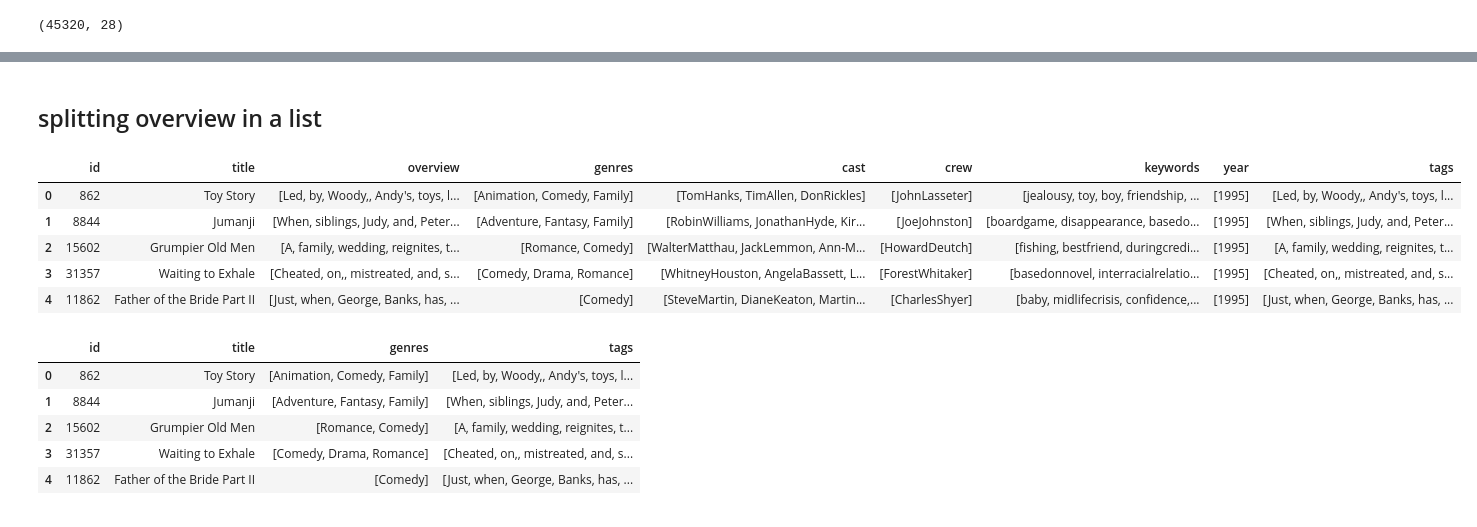
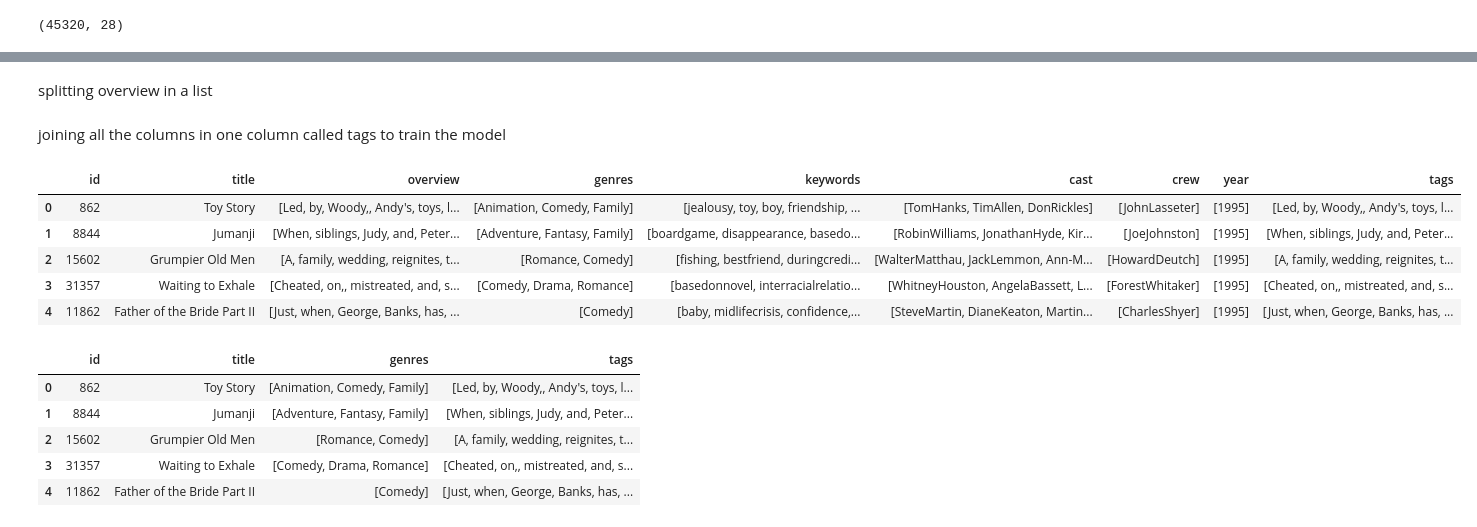
Before and after one commit to imShashanKashyap/MovRec_Repository, a Jupyter notebook: MovRec_Notebook.ipynb, the cells around one changed output, grey strips where cells are left out. Drawn from its saved outputs; the diff is of its cells as text; code cells hidden in the pictures.

```diff
--- a/MovRec_Notebook.ipynb
+++ b/MovRec_Notebook.ipynb
@@ -224,5 +197,5 @@ movies_df_join.shape
 # %%
-movies_df_join = movies_df_join[['id','title','overview','genres','cast','crew','keywords','year']]
+movies_df_join = movies_df_join[['id','title','overview','genres','keywords','cast','crew','year']]
 # %%
 movies_df_join.head(1)
 # %% [output]
@@ -251,6 +222,6 @@ movies_df_join['keywords'] = movies_df_join['keywords'].apply(convert)
 # %%
 #top 3 starring cast
-def convert3(text):
+def top_3_cast(text):
     L = []
     counter = 0
     for i in ast.literal_eval(text):
@@ -259,4 +230,5 @@ def convert3(text):
         counter+=1
     return L
 # %%
-movies_df_join['cast'] = movies_df_join['cast'].apply(convert3)
+movies_df_join['cast'] = movies_df_join['cast'].apply(top_3_cast)
+movies_df_join['cast']
@@ -263,2 +247,0 @@ movies_df_join['cast'] = movies_df_join['cast'].apply(convert3)
-# %%
-movies_df_join['cast'] = movies_df_join['cast'].apply(lambda x:x[0:3])
@@ -287,15 +282,17 @@ movies_df_join['keywords'] = movies_df_join['keywords'].apply(collapse)
 # %% [markdown]
-## splitting overview in a list
+splitting overview in a list
 # %%
 movies_df_join['overview'] = movies_df_join['overview'].apply(lambda x:x.split())
+# %% [markdown]
+joining all the columns in one column called tags to train the model
 # %%
-movies_df_join['tags'] = movies_df_join['overview'] + movies_df_join['genres']  + movies_df_join['cast'] + movies_df_join['crew'] +movies_df_join['keywords'] + movies_df_join['year']
+movies_df_join['tags'] = movies_df_join['overview'] + movies_df_join['genres'] + movies_df_join['keywords'] + movies_df_join['cast'] + movies_df_join['crew']  + movies_df_join['year']
 movies_df_join.head()
 # %% [output]
-|  | id | title | overview | genres | cast | crew | keywords | year | tags |
-| 0 | 862 | Toy Story | [Led, by, Woody,, Andy's, toys, l... | [Animation, Comedy, Family] | [TomHanks, TimAllen, DonRickles] | [JohnLasseter] | [jealousy, toy, boy, friendship, ... | [1995] | [Led, by, Woody,, Andy's, toys, l... |
-| 1 | 8844 | Jumanji | [When, siblings, Judy, and, Peter... | [Adventure, Fantasy, Family] | [RobinWilliams, JonathanHyde, Kir... | [JoeJohnston] | [boardgame, disappearance, basedo... | [1995] | [When, siblings, Judy, and, Peter... |
-| 2 | 15602 | Grumpier Old Men | [A, family, wedding, reignites, t... | [Romance, Comedy] | [WalterMatthau, JackLemmon, Ann-M... | [HowardDeutch] | [fishing, bestfriend, duringcredi... | [1995] | [A, family, wedding, reignites, t... |
-| 3 | 31357 | Waiting to Exhale | [Cheated, on,, mistreated, and, s... | [Comedy, Drama, Romance] | [WhitneyHouston, AngelaBassett, L... | [ForestWhitaker] | [basedonnovel, interracialrelatio... | [1995] | [Cheated, on,, mistreated, and, s... |
-| 4 | 11862 | Father of the Bride Part II | [Just, when, George, Banks, has, ... | [Comedy] | [SteveMartin, DianeKeaton, Martin... | [CharlesShyer] | [baby, midlifecrisis, confidence,... | [1995] | [Just, when, George, Banks, has, ... |
+|  | id | title | overview | genres | keywords | cast | crew | year | tags |
+| 0 | 862 | Toy Story | [Led, by, Woody,, Andy's, toys, l... | [Animation, Comedy, Family] | [jealousy, toy, boy, friendship, ... | [TomHanks, TimAllen, DonRickles] | [JohnLasseter] | [1995] | [Led, by, Woody,, Andy's, toys, l... |
+| 1 | 8844 | Jumanji | [When, siblings, Judy, and, Peter... | [Adventure, Fantasy, Family] | [boardgame, disappearance, basedo... | [RobinWilliams, JonathanHyde, Kir... | [JoeJohnston] | [1995] | [When, siblings, Judy, and, Peter... |
+| 2 | 15602 | Grumpier Old Men | [A, family, wedding, reignites, t... | [Romance, Comedy] | [fishing, bestfriend, duringcredi... | [WalterMatthau, JackLemmon, Ann-M... | [HowardDeutch] | [1995] | [A, family, wedding, reignites, t... |
+| 3 | 31357 | Waiting to Exhale | [Cheated, on,, mistreated, and, s... | [Comedy, Drama, Romance] | [basedonnovel, interracialrelatio... | [WhitneyHouston, AngelaBassett, L... | [ForestWhitaker] | [1995] | [Cheated, on,, mistreated, and, s... |
+| 4 | 11862 | Father of the Bride Part II | [Just, when, George, Banks, has, ... | [Comedy] | [baby, midlifecrisis, confidence,... | [SteveMartin, DianeKeaton, Martin... | [CharlesShyer] | [1995] | [Just, when, George, Banks, has, ... |
 # %%
```
Also changed, not shown: parts of 95 cells of this notebook.
